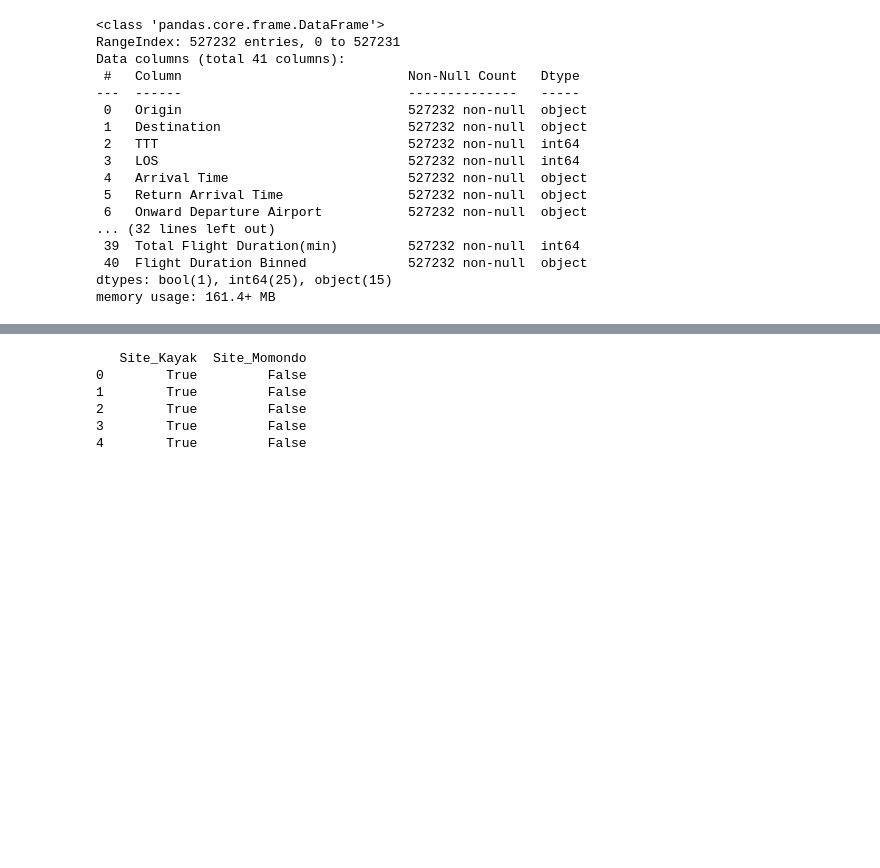
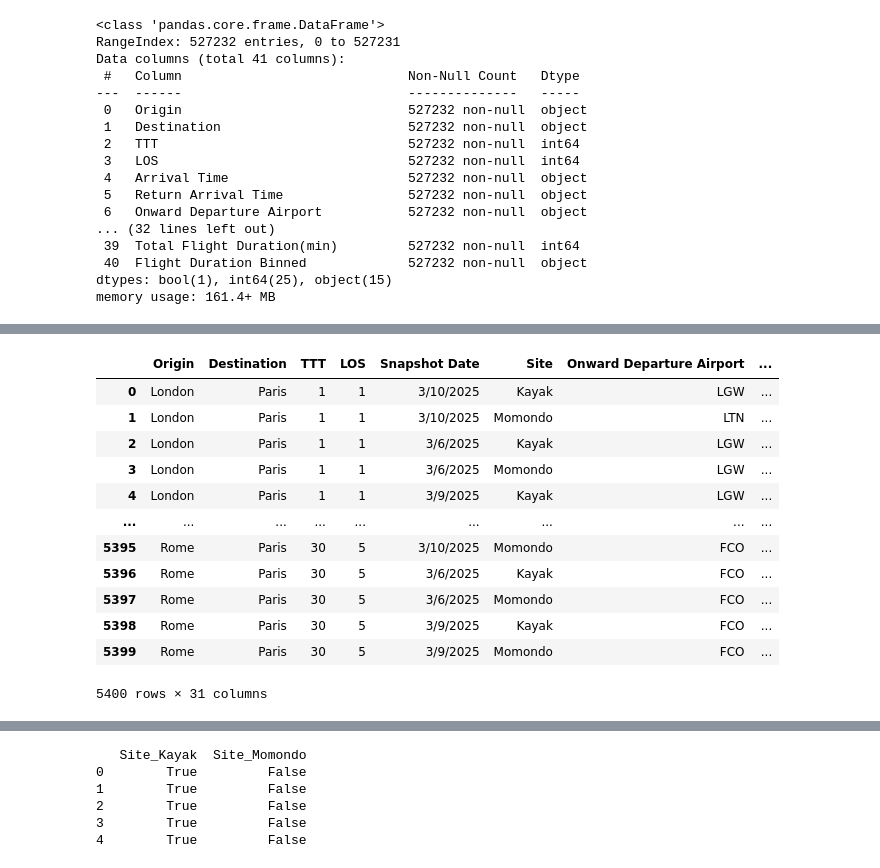
Before and after one commit to Andrian2024/DSProject-Flights, a Jupyter notebook: task D.ipynb, the cells around one changed output, grey strips where cells are left out. Cells and saved outputs as stored; diff of their text form; code cells hidden in the pictures; blank space fills up the shorter version.

```diff
--- a/task D.ipynb
+++ b/task D.ipynb
@@ -30,0 +115,23 @@ memory usage: 161.4+ MB
+# %%
+agg_df = agg_df.sort_values(by=["Origin", "Destination", "TTT", "LOS", "Snapshot Date", "Site"]).reset_index(drop=True)
+kayak_df = agg_df[agg_df['Site'] == 'Kayak'].copy().reset_index(drop=True)
+momo_df = agg_df[agg_df['Site'] == 'Momondo'].copy().reset_index(drop=True)
+momo_df["Price Difference"] = momo_df["Median Price (NIS)"] - kayak_df["Median Price (NIS)"]
+kayak_df["Price Difference"] = kayak_df["Median Price (NIS)"] - momo_df["Median Price (NIS)"]
+momo_df["Abs Price Difference"] = abs(momo_df['Price Difference'])
+kayak_df["Abs Price Difference"] = abs(kayak_df['Price Difference'])
+agg_df
+# %% [output]
+|  | Origin | Destination | TTT | LOS | Snapshot Date | Site | Onward Departure Airport | ... |
+| 0 | London | Paris | 1 | 1 | 3/10/2025 | Kayak | LGW | ... |
+| 1 | London | Paris | 1 | 1 | 3/10/2025 | Momondo | LTN | ... |
+| 2 | London | Paris | 1 | 1 | 3/6/2025 | Kayak | LGW | ... |
+| 3 | London | Paris | 1 | 1 | 3/6/2025 | Momondo | LGW | ... |
+| 4 | London | Paris | 1 | 1 | 3/9/2025 | Kayak | LGW | ... |
+| ... | ... | ... | ... | ... | ... | ... | ... | ... |
+| 5395 | Rome | Paris | 30 | 5 | 3/10/2025 | Momondo | FCO | ... |
+| 5396 | Rome | Paris | 30 | 5 | 3/6/2025 | Kayak | FCO | ... |
+| 5397 | Rome | Paris | 30 | 5 | 3/6/2025 | Momondo | FCO | ... |
+| 5398 | Rome | Paris | 30 | 5 | 3/9/2025 | Kayak | FCO | ... |
+| 5399 | Rome | Paris | 30 | 5 | 3/9/2025 | Momondo | FCO | ... |
+5400 rows × 31 columns
```
Also changed, not shown: parts of 66 cells of this notebook.
